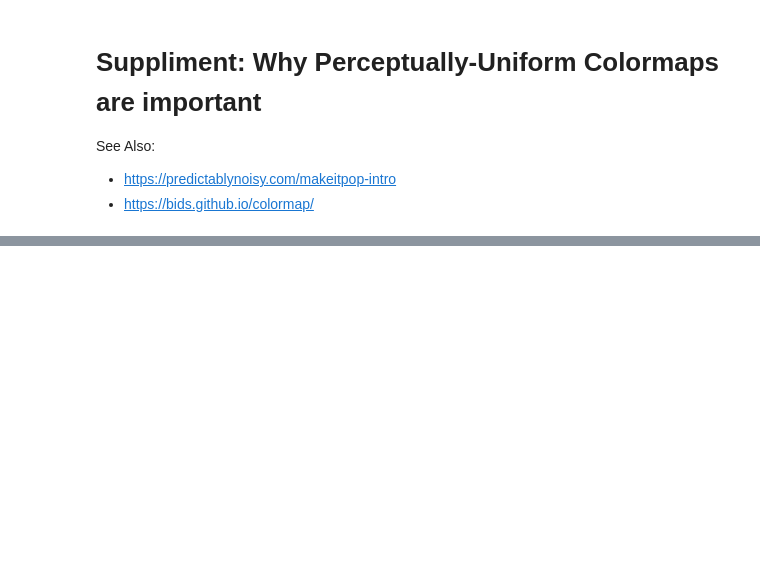
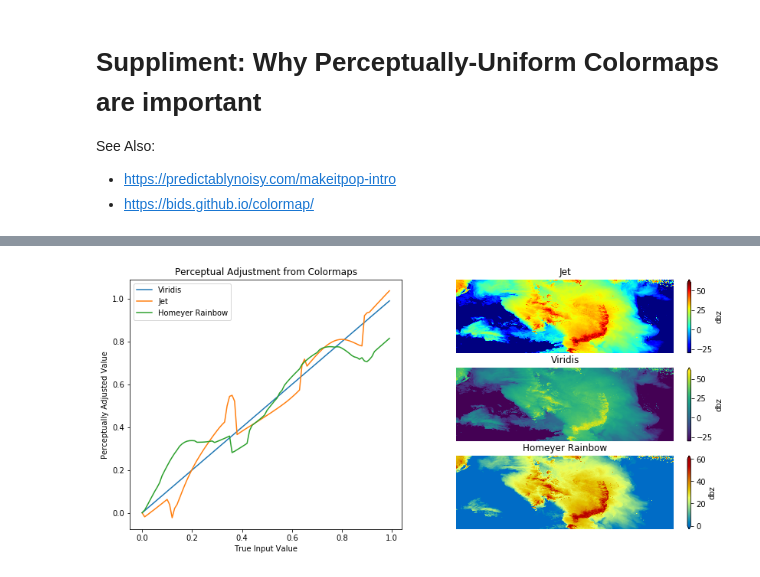
Before and after one commit to jthielen/intermediate_comp_mteor, a Jupyter notebook: module3/suppliment_colormaps.ipynb, the cells around one changed output, grey strips where cells are left out. Drawn from its saved outputs; the diff is of its cells as text; code cells hidden in the pictures; blank space fills up the shorter version.

Commit message:
Final updates for poster

```diff
--- a/module3/suppliment_colormaps.ipynb
+++ b/module3/suppliment_colormaps.ipynb
@@ -24,2 +87,2 @@ ax.legend()
 # %%
-derivatives, derivatives_scaled = makeitpop.update_derivatives(makeitpop.cmaps + ['gist_ncar'])
+derivatives, derivatives_scaled = makeitpop.update_derivatives([cmap])
@@ -25,0 +205,36 @@ derivatives, derivatives_scaled = makeitpop.update_derivatives(makeitpop.cmaps +
+# %%
+fig = plt.figure(figsize=(14., 6.))
+gs = gridspec.GridSpec(3, 2)
+
+# Adjusted
+data = np.arange(0, 1, .01)
+data_jet = makeitpop.makeitpop(data, colormap='jet', scaling_factor=50)
+data_hom = popit(data, scaling_factor = 50)
+
+ax = fig.add_subplot(gs[:, 0])
+ax.plot(data, data, label="Viridis")
+ax.plot(data, data_jet, label="Jet")
+ax.plot(data, data_hom, label='Homeyer Rainbow')
+ax.set_xlabel('True Input Value')
+ax.set_ylabel('Perceptually Adjusted Value')
+ax.set_title('Perceptual Adjustment from Colormaps')
+ax.legend()
+
+ax1 = fig.add_subplot(gs[0, 1])
+max_refl[200:700, 300:1100].plot(ax=ax1, cmap='jet', vmin=-30, vmax=60)
+ax1.axis('off')
+ax1.set_title('Jet')
+
+ax2 = fig.add_subplot(gs[1, 1])
+max_refl[200:700, 300:1100].plot(ax=ax2, cmap='viridis', vmin=-30, vmax=60)
+ax2.axis('off')
+ax2.set_title('Viridis')
+
+ax3 = fig.add_subplot(gs[2, 1])
+max_refl[200:700, 300:1100].plot(ax=ax3, cmap=cmap, vmin=0, vmax=60)
+ax3.axis('off')
+ax3.set_title('Homeyer Rainbow')
+
+plt.savefig('../poster/figures/colormap_demo.png', dpi=450, bbox_inches='tight')
+# %% [output]
+[figure, added]
```
Also changed, not shown: parts of 11 cells of this notebook, 1 other file.
